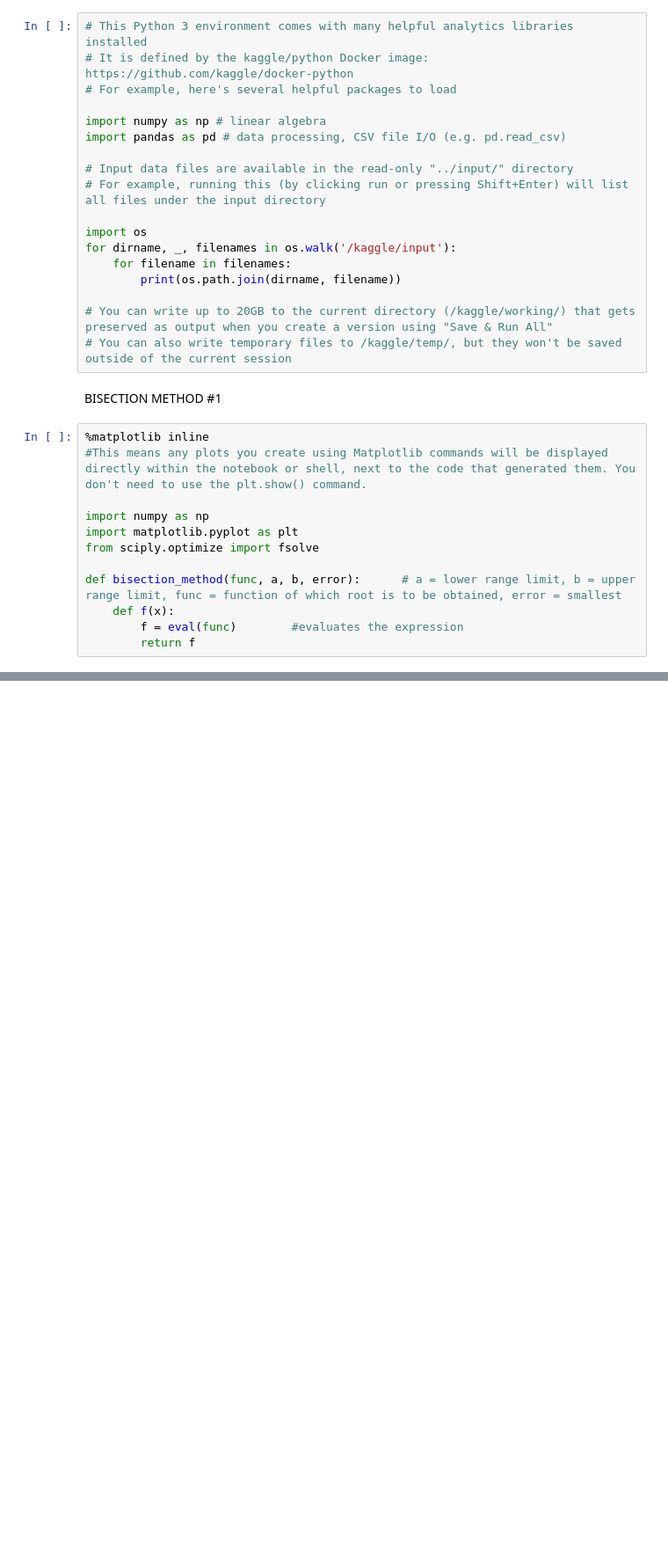
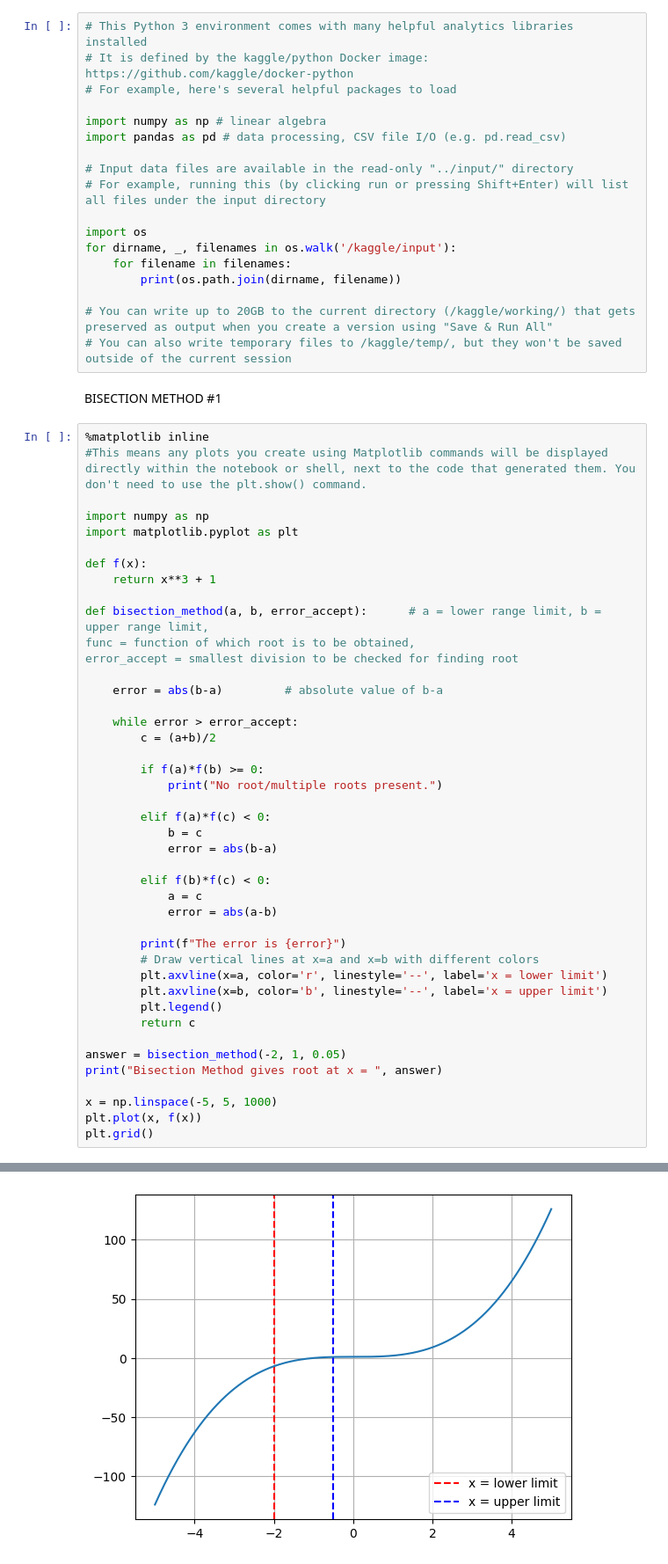
Before and after one commit to Jayesh-Ah/ME228-DS-ML, a Jupyter notebook: methods-of-finding-roots.ipynb, the cells around one changed output, grey strips where cells are left out. Shown: that part at 88% size. Saved outputs shown, nothing was run; the diff lists cells and outputs as text; blank space fills up the shorter version.

Commit message:
Kaggle Notebook | Methods of Finding Roots | Version 3

```diff
--- a/methods-of-finding-roots.ipynb
+++ b/methods-of-finding-roots.ipynb
@@ -24,9 +24,39 @@ BISECTION METHOD #1
 
 import numpy as np
 import matplotlib.pyplot as plt
-from sciply.optimize import fsolve
 
-def bisection_method(func, a, b, error):      # a = lower range limit, b = upper range limit, func = function of which root is to be obtained, error = smallest
-    def f(x):
-        f = eval(func)        #evaluates the expression
-        return f
+def f(x):
+    return x**3 + 1
+
+def bisection_method(a, b, error_accept):      # a = lower range limit, b = upper range limit,                                                           func = function of which root is to be obtained,                                           error_accept = smallest division to be checked for finding root
+
+    error = abs(b-a)         # absolute value of b-a
+
+    while error > error_accept:
+        c = (a+b)/2
+
+        if f(a)*f(b) >= 0:
+            print("No root/multiple roots present.")
+
+        elif f(a)*f(c) < 0:
+            b = c
+            error = abs(b-a)
+
+        elif f(b)*f(c) < 0:
+            a = c
+            error = abs(a-b)
+
+        print(f"The error is {error}")
+        # Draw vertical lines at x=a and x=b with different colors
+        plt.axvline(x=a, color='r', linestyle='--', label='x = lower limit')
+        plt.axvline(x=b, color='b', linestyle='--', label='x = upper limit')
+        plt.legend()
+        return c
+
+answer = bisection_method(-2, 1, 0.05)
+print("Bisection Method gives root at x = ", answer)
+
+x = np.linspace(-5, 5, 1000)
+plt.plot(x, f(x))
+plt.grid()
+# %% [output]
@@ -32,0 +65 @@ def bisection_method(func, a, b, error):      # a = lower range limit, b = upper
+[figure, added]
```
Also changed, not shown: parts of 6 cells of this notebook.
